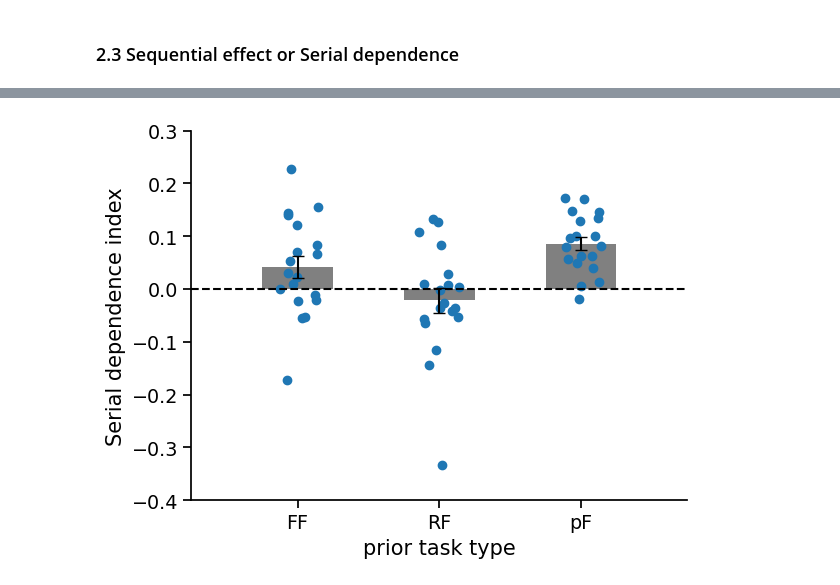
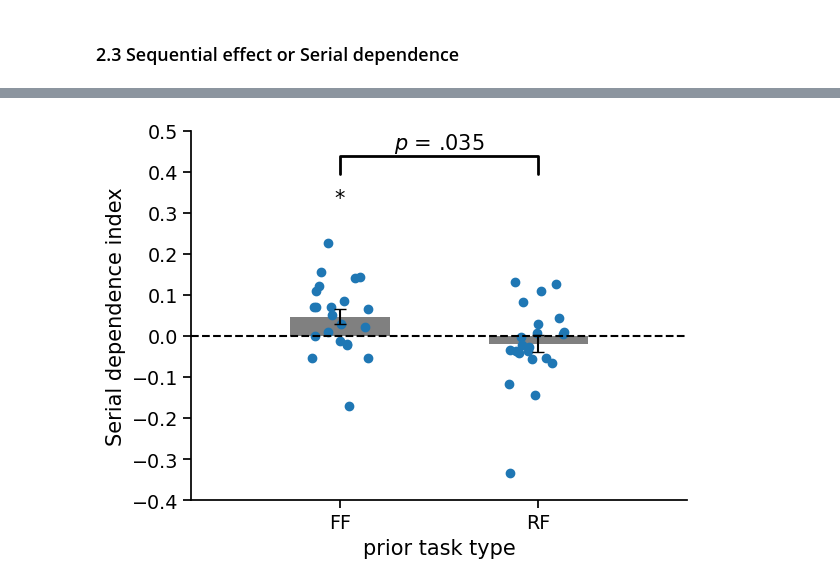
Before and after one commit to msenselab/seq_reproduction, a Jupyter notebook: data_analysis/code/dataAna.ipynb, the cells around one changed output, grey strips where cells are left out. Drawn from its saved outputs; the diff is of its cells as text; code cells hidden in the pictures.

```diff
--- a/data_analysis/code/dataAna.ipynb
+++ b/data_analysis/code/dataAna.ipynb
@@ -554,6 +613,16 @@ print(pg.ttest(slope_FR_dci, 0).round(5))
 print("【Comparison of SDI in RR vs FR】")
 print(pg.ttest(slope_RR_dci, slope_FR_dci, paired=True).round(5))
 
+# Custom function to draw the diff bars
+def label_diff(i,j,text,X,Y):
+    x = (X[i]+X[j])/2
+    y = 1.1*max(Y[i], Y[j])
+    dx = abs(X[i]-X[j])
+    props = {'connectionstyle':'bar','arrowstyle':'-',\
+                 'shrinkA':30,'shrinkB':30,'linewidth':2}
+    ax.annotate(text, xy=(X[i]+dx*3/11,y*1.35), zorder=10)
+    ax.annotate('', xy=(X[i],y), xytext=(X[j],y), arrowprops=props)
+
 # plot serial dependence index with errorbar
 fig, ax = plt.subplots()
 plt.bar(np.arange(1,3), [np.mean(slope_RR_dci), np.mean(slope_FR_dci)], color='grey', width=0.5)
@@ -565,12 +634,15 @@ plt.scatter([(np.random.random(nPar)-0.5)*0.3+1, (np.random.random(nPar)-0.5)*0.
 plt.axhline(y=0, color='black', linestyle='--')
 plt.xlim(0.25,2.75)
 plt.xticks(np.arange(1,3), ['RR', 'FR'])
-plt.yticks(np.arange(-0.2, 0.61, 0.1))
+plt.yticks(np.arange(-0.2, 0.81, 0.1))
 plt.xlabel('prior task type')
-plt.ylabel('Serial dependence index')
-plt.title('Decisonal carry-over effect')
+plt.ylabel('Decisonal carryover index')
+# plt.title('Decisonal carry-over effect')
 ax.spines['top'].set_visible(False)
 ax.spines['right'].set_visible(False)
+ax.annotate('***', xy=(1,0.52), zorder=10, ha='center')
+ax.annotate('***', xy=(2,0.52), zorder=10, ha='center')
+label_diff(0,1,'$\mathit{p}$ = .001', np.arange(1,3), [np.mean(slope_RR_dci)+0.22, np.mean(slope_FR_dci)+0.22])
 
 plt.savefig(figsDir + '/SeqEff_RRvsFR_DCI.png', bbox_inches='tight')
 # %% [output]
@@ -861,47 +1091,46 @@ dataFF = dataFlw_pre.query('preTask=="following"')
 dataRF = dataFlw_pre.query('preTask=="reproduction"')
 
 slope_1, slope_FF_sdi, int_1 = LM_2F(dataFF, ['curDur','preDur','curBias'])
+slope_1, slope_RF_sdi, int_1 = LM_2F(dataRF, ['curDur','preDur','curBias'])
+
 print("mean SDI slope in FF: ", slope_FF_sdi.mean().round(3))
 print("std SDI slope in FF: ", round(slope_FF_sdi.std()/np.sqrt(nPar),3))
 print(pg.ttest(slope_FF_sdi, 0).round(5))
-
-slope_1, slope_RF_sdi, int_1 = LM_2F(dataRF, ['curDur','preDur','curBias'])
 print("mean SDI slope in RF: ", slope_RF_sdi.mean().round(3))
 print("std SDI slope in RF: ", round(slope_RF_sdi.std()/np.sqrt(nPar),3))
 print(pg.ttest(slope_RF_sdi, 0).round(5))
-
 print("【Comparison of SDI in FF vs RF】")
 print(pg.ttest(slope_FF_sdi, slope_RF_sdi, paired=True).round(5))
 
-## for pilot only
-# reg = lm().fit(dataFF[['curDur', 'preDur']], dataFF['curBias'])
-# slope_FF_cti = reg.coef_[0]
-# slope_FF_sdi = reg.coef_[1]
-
-# reg2 = lm().fit(dataRF[['curDur', 'preDur']], dataRF['curBias'])
-# slope_RF_cti = reg2.coef_[0]
-# slope_RF_sdi = reg2.coef_[1]
-
-# calculate the serial dependence of pre-cue stimuli in follow condition
-slp_1, slope_csdi, int_1 = LM_2F(dataFlw.query('curTask=="following"'), ['curDur','curPreCueDur','curBias'])
-print(pg.ttest(slope_csdi, 0).round(5))
+# Custom function to draw the diff bars
+def label_diff(i,j,text,X,Y):
+    x = (X[i]+X[j])/2
+    y = 1.1*max(Y[i], Y[j])
+    dx = abs(X[i]-X[j])
+    props = {'connectionstyle':'bar','arrowstyle':'-',\
+                 'shrinkA':30,'shrinkB':30,'linewidth':2}
+    ax.annotate(text, xy=(X[i]+dx*3/11,y*1.55), zorder=10)
+    ax.annotate('', xy=(X[i],y), xytext=(X[j],y), arrowprops=props)
 
 # plot serial dependence index with errorbar
 fig, ax = plt.subplots()
-plt.bar(np.arange(1,4), [np.mean(slope_FF_sdi), np.mean(slope_RF_sdi), np.mean(slope_csdi)], color='grey', width=0.5)
-plt.errorbar(np.arange(1,4), [np.mean(slope_FF_sdi), np.mean(slope_RF_sdi), np.mean(slope_csdi)],
-             yerr=[np.std(slope_FF_sdi)/np.sqrt(nPar), np.std(slope_RF_sdi)/np.sqrt(nPar), np.std(slope_csdi)/np.sqrt(nPar)],
+plt.bar(np.arange(1,3), [np.mean(slope_FF_sdi), np.mean(slope_RF_sdi)], color='grey', width=0.5)
+plt.errorbar(np.arange(1,3), [np.mean(slope_FF_sdi), np.mean(slope_RF_sdi)],
+             yerr=[np.std(slope_FF_sdi)/np.sqrt(nPar), np.std(slope_RF_sdi)/np.sqrt(nPar)],
              color='black', capsize=4, linestyle='')
-plt.scatter([(np.random.random(nPar)-0.5)*0.3+1, (np.random.random(nPar)-0.5)*0.3+2, (np.random.random(nPar)-0.5)*0.3+3], \
-            [slope_FF_sdi, slope_RF_sdi, slope_csdi])
+plt.scatter([(np.random.random(nPar)-0.5)*0.3+1, (np.random.random(nPar)-0.5)*0.3+2], \
+            [slope_FF_sdi, slope_RF_sdi])
 plt.axhline(y=0, color='black', linestyle='--')
-plt.xlim(0.25,3.75)
-plt.xticks(np.arange(1,4), ['FF', 'RF', 'pF'])
-plt.yticks(np.arange(-0.4, 0.32, 0.1))
+plt.xlim(0.25,2.75)
+plt.xticks(np.arange(1,3), ['FF', 'RF'])
+plt.yticks(np.arange(-0.4, 0.52, 0.1))
 plt.xlabel('prior task type')
 plt.ylabel('Serial dependence index')
 ax.spines['top'].set_visible(False)
 ax.spines['right'].set_visible(False)
+ax.annotate('*', xy=(1,0.32), zorder=10, ha='center')
+# ax.annotate('**', xy=(2,0.32), zorder=10, ha='center')
+label_diff(0,1,'$\mathit{p}$ = .035', np.arange(1,3), [np.mean(slope_FF_sdi)+0.22, np.mean(slope_RF_sdi)+0.22])
 
 plt.savefig(figsDir + '/SeqEff_FFvsRF_SDI.png', bbox_inches='tight')
 # %% [output]
@@ -925 +1157 @@ T-test    1.0
-[figure, old version]
+[figure, new version]
```
Also changed, not shown: parts of 32 cells of this notebook, 19 other files.
